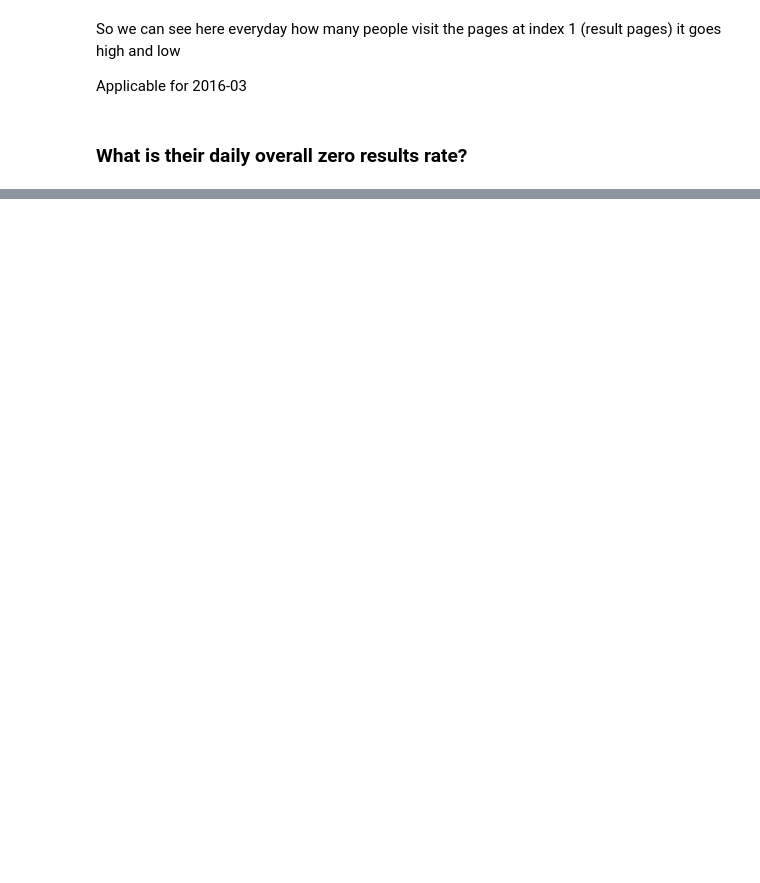
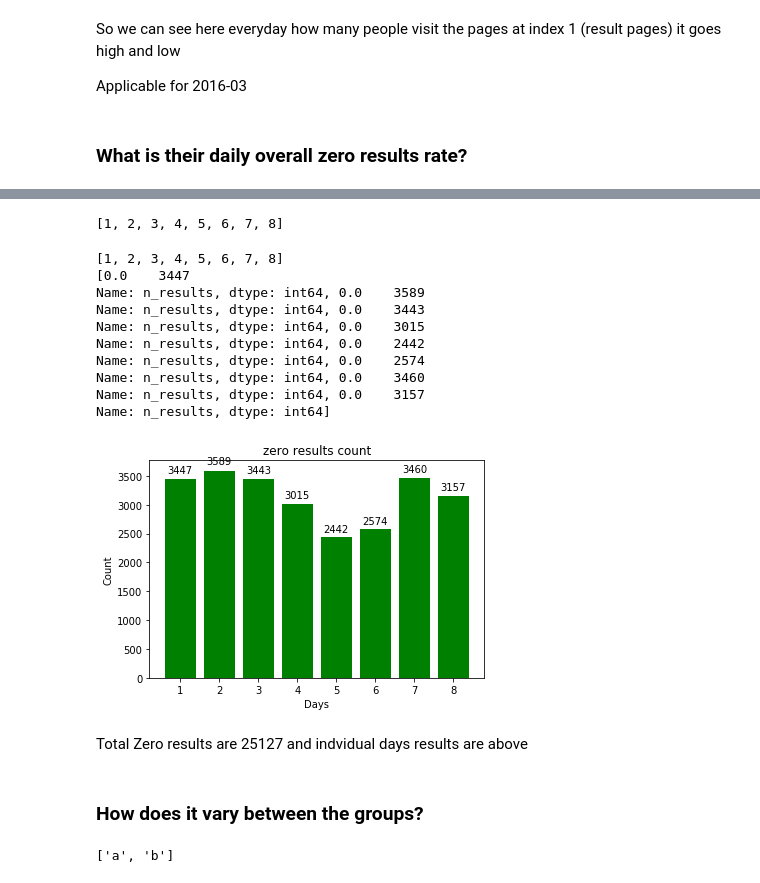
Before and after one commit to Madhu009/Inkredo_Data_Challenge, a Jupyter notebook: Data_analysis.ipynb, the cells around one changed output, grey strips where cells are left out. Drawn from its saved outputs; the diff is of its cells as text; code cells hidden in the pictures; blank space fills up the shorter version.

Commit message:
daily overall zero results- the groups?

```diff
--- a/Data_analysis.ipynb
+++ b/Data_analysis.ipynb
@@ -142,0 +147,4 @@ Applicable for 2016-03
+# %%
+zero_results=data.loc[data['n_results'] == 0]
+total_search_result=data.loc[data['action'] == 'searchResultPage']
+(len(zero_results)/len(total_search_result))*100
@@ -142,0 +164,55 @@ Applicable for 2016-03
+# %%
+days=sorted(zero_results.timestamp.dt.day.unique())
+days
+# %% [output]
+[1, 2, 3, 4, 5, 6, 7, 8]
+# %%
+days_array=[]
+for day in days:
+    d=[day]
+    days_zero_results=zero_results.loc[zero_results.timestamp.dt.day == day]
+    d.append(days_zero_results.n_results.value_counts())
+    days_array.append(d)
+
+labels=[]
+values=[]
+for i in days_array:
+    labels.append(i[0])
+    values.append(i[1])
+print(labels)
+print(values)
+
+labels=np.array(labels)
+values=np.array(values)
+ind=np.arange(len(labels))
+
+fig,ax=plt.subplots()
+rects=ax.bar(ind,values,color='g')
+ax.set_xticklabels(labels)
+ax.set_xticks(ind)
+ax.set_ylabel("Count")
+ax.set_xlabel("Days")
+ax.set_title("zero results count")
+autolabel(rects)
+plt.show()
+# %% [output]
+[1, 2, 3, 4, 5, 6, 7, 8]
+[0.0    3447
+Name: n_results, dtype: int64, 0.0    3589
+Name: n_results, dtype: int64, 0.0    3443
+Name: n_results, dtype: int64, 0.0    3015
+Name: n_results, dtype: int64, 0.0    2442
+Name: n_results, dtype: int64, 0.0    2574
+Name: n_results, dtype: int64, 0.0    3460
+Name: n_results, dtype: int64, 0.0    3157
+Name: n_results, dtype: int64]
+[figure, added]
+# %% [markdown]
+Total Zero results are 25127 and indvidual days results are above
+# %% [markdown]
+### How does it vary between the groups?
+# %%
+groups=sorted(zero_results.group.unique())
+groups
+# %% [output]
+['a', 'b']
```
Also changed, not shown: parts of 7 cells of this notebook.
